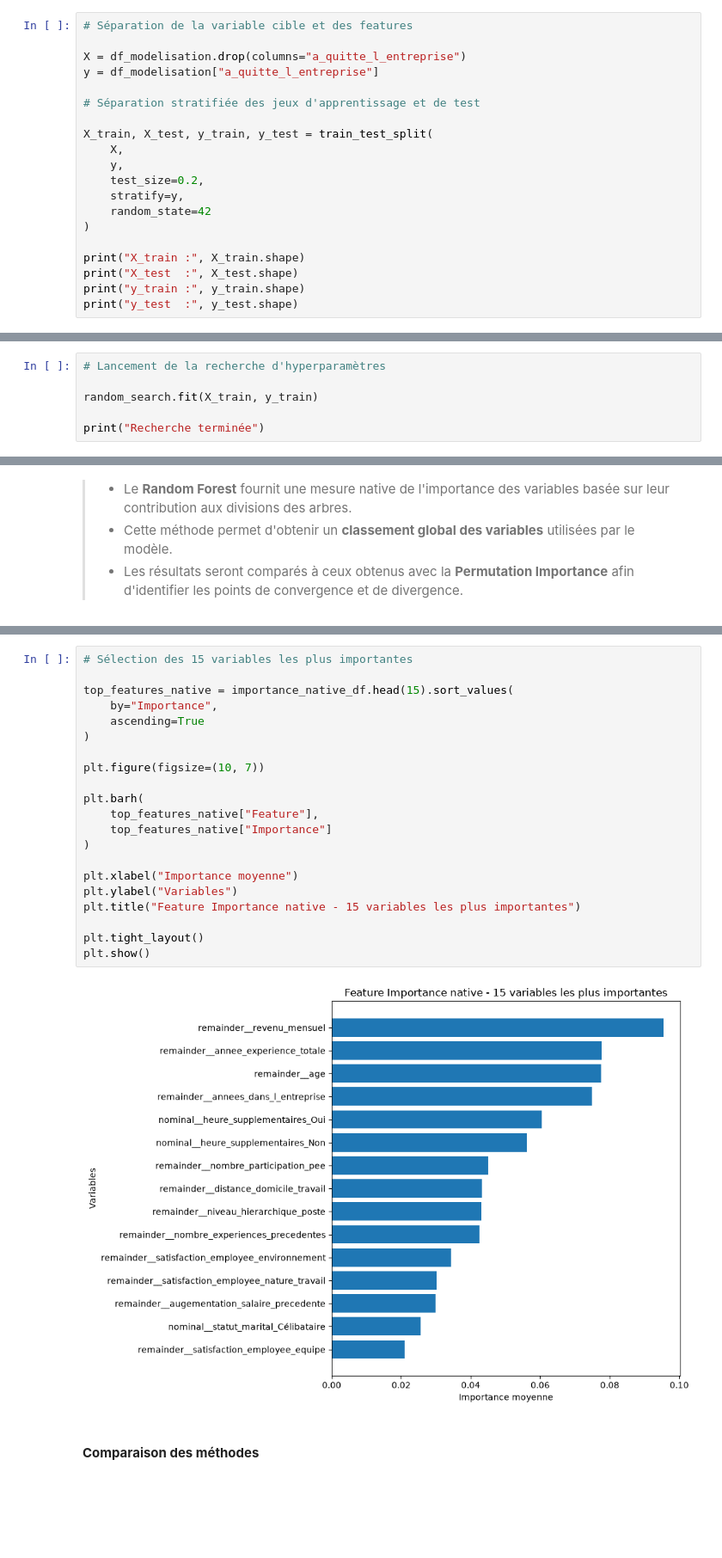
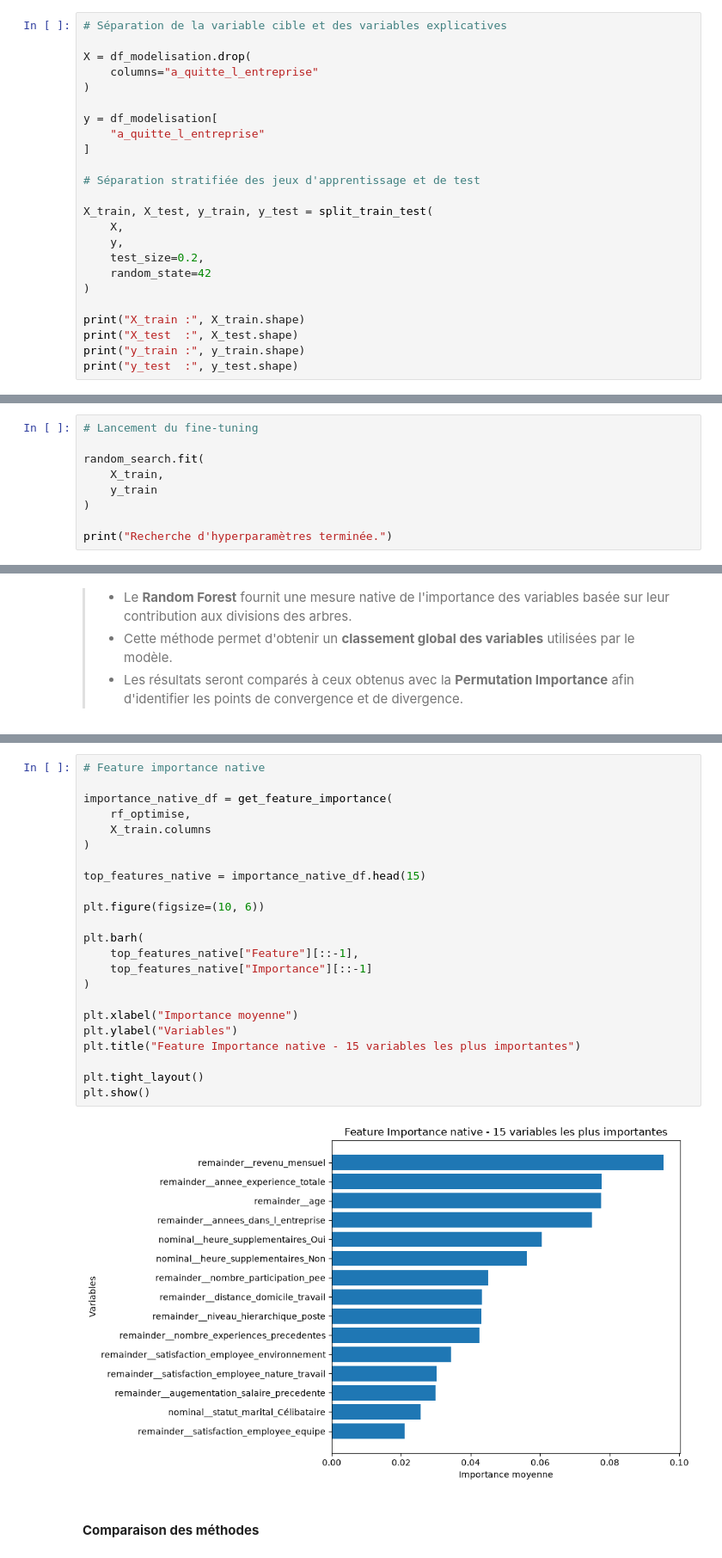
Before and after one commit to rafadmgs/HR_Analytics_Prediction_Turnover_Employee_ESN, a Jupyter notebook: notebooks/P4_E5_optimisation_interpretation.ipynb, the cells around one changed output, grey strips where cells are left out. Shown at 86% size. Cells and saved outputs as stored; diff of their text form; blank space fills up the shorter version.

```diff
--- a/notebooks/P4_E5_optimisation_interpretation.ipynb
+++ b/notebooks/P4_E5_optimisation_interpretation.ipynb
@@ -214,18 +158,22 @@ Recherche d'hyperparamètres configurée
 # %% [markdown]
 > - Les données sont séparées en jeux d'apprentissage et de test avec une **stratification de la variable cible** afin de conserver la proportion des classes.
 # %%
-# Séparation de la variable cible et des features
+# Séparation de la variable cible et des variables explicatives
 
-X = df_modelisation.drop(columns="a_quitte_l_entreprise")
-y = df_modelisation["a_quitte_l_entreprise"]
+X = df_modelisation.drop(
+    columns="a_quitte_l_entreprise"
+)
+
+y = df_modelisation[
+    "a_quitte_l_entreprise"
+]
 
 # Séparation stratifiée des jeux d'apprentissage et de test
 
-X_train, X_test, y_train, y_test = train_test_split(
+X_train, X_test, y_train, y_test = split_train_test(
     X,
     y,
     test_size=0.2,
-    stratify=y,
     random_state=42
 )
 
@@ -239,10 +187,13 @@ X_test  : (294, 45)
 y_train : (1176,)
 y_test  : (294,)
 # %%
-# Lancement de la recherche d'hyperparamètres
+# Lancement du fine-tuning
 
-random_search.fit(X_train, y_train)
+random_search.fit(
+    X_train,
+    y_train
+)
 
-print("Recherche terminée")
+print("Recherche d'hyperparamètres terminée.")
 # %% [output]
 Fitting 5 folds for each of 50 candidates, totalling 250 fits
@@ -458,26 +437,28 @@ display(importance_native_df.head(15))
 # %%
-# Sélection des 15 variables les plus importantes
+# Feature importance native
 
-top_features_native = importance_native_df.head(15).sort_values(
-    by="Importance",
-    ascending=True
+importance_native_df = get_feature_importance(
+    rf_optimise,
+    X_train.columns
 )
 
-plt.figure(figsize=(10, 7))
+top_features_native = importance_native_df.head(15)
+
+plt.figure(figsize=(10, 6))
 
 plt.barh(
-    top_features_native["Feature"],
-    top_features_native["Importance"]
+    top_features_native["Feature"][::-1],
+    top_features_native["Importance"][::-1]
 )
 
 plt.xlabel("Importance moyenne")
 plt.ylabel("Variables")
 plt.title("Feature Importance native - 15 variables les plus importantes")
 
 plt.tight_layout()
 plt.show()
 # %% [output]
-[figure, old version]
+[figure, new version]
 # %% [markdown]
 #### **Comparaison des méthodes**
 # %%
```
Also changed, not shown: parts of 25 cells of this notebook, 7 other files.
